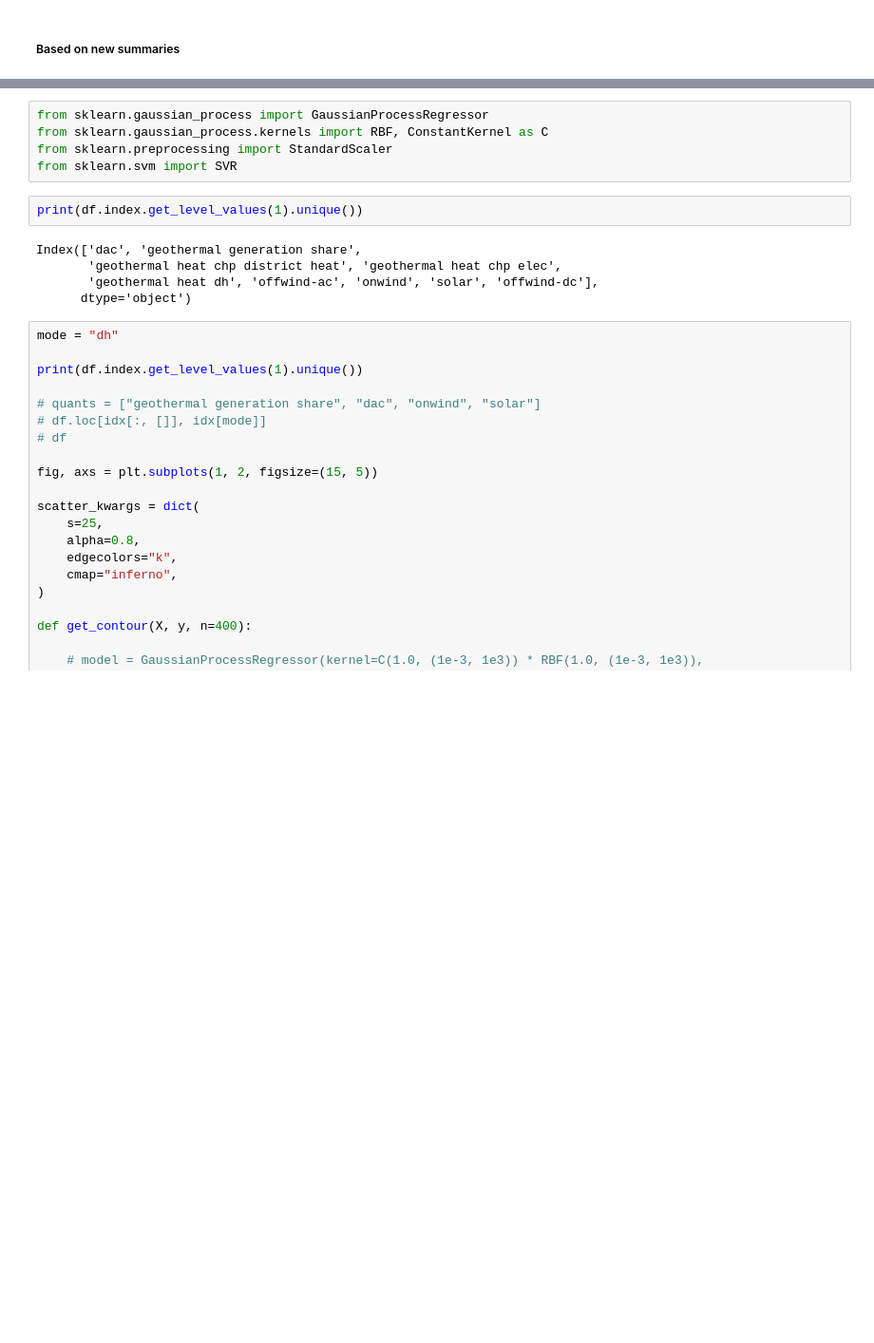
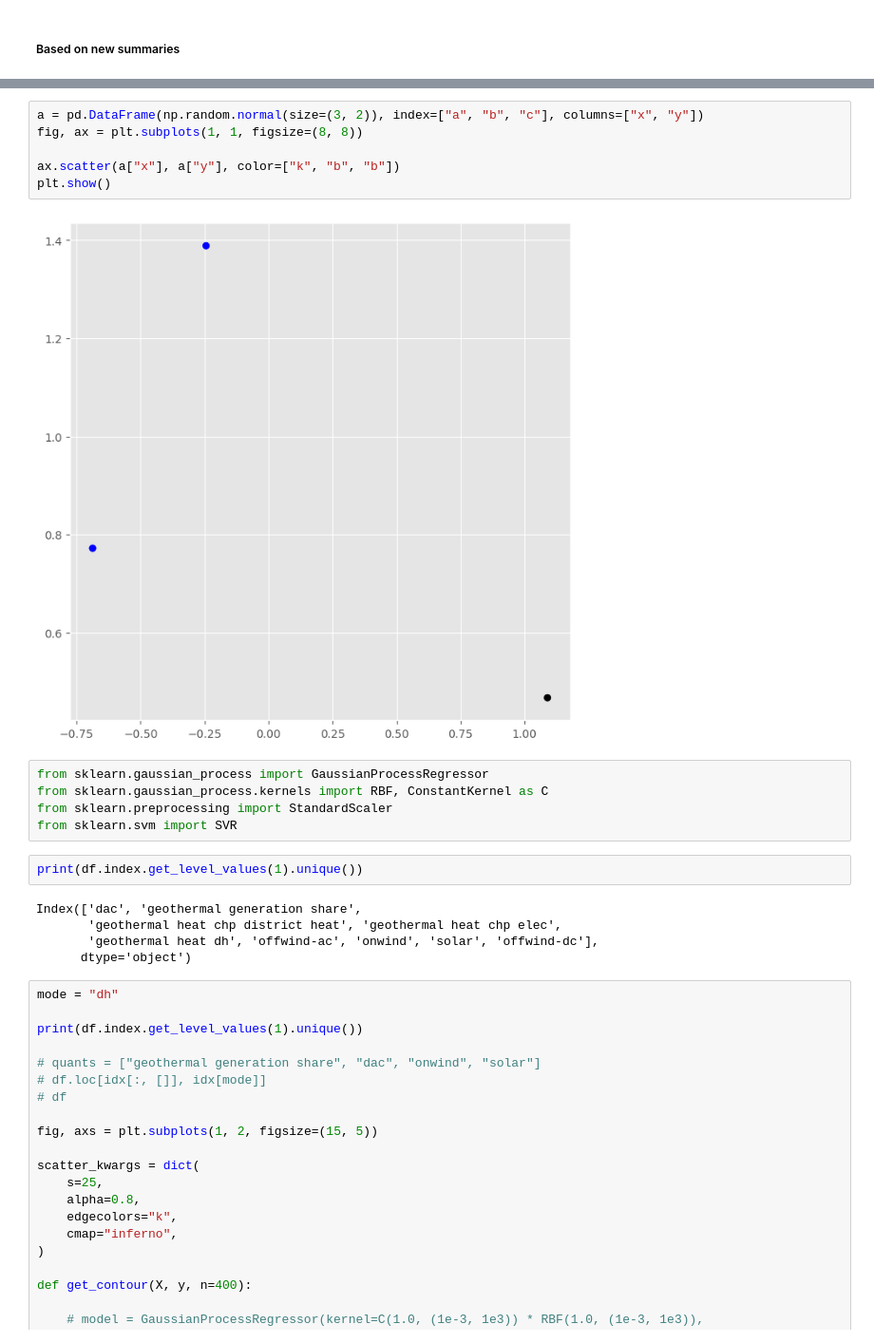
Before and after one commit to LukasFrankenQ/egs_market_integration, a Jupyter notebook: notebooks/machine_learning_plots.ipynb, the cells around one changed output, grey strips where cells are left out. Shown: that part at 95% size. Drawn from its saved outputs; the diff is of its cells as text; blank space fills up the shorter version.

```diff
--- a/notebooks/machine_learning_plots.ipynb
+++ b/notebooks/machine_learning_plots.ipynb
@@ -108,3 +212,11 @@ df = pd.read_csv(file, index_col=[0,1], header=[5,6]).fillna(0)
+# %%
+a = pd.DataFrame(np.random.normal(size=(3, 2)), index=["a", "b", "c"], columns=["x", "y"])
+fig, ax = plt.subplots(1, 1, figsize=(8, 8))
+
+ax.scatter(a["x"], a["y"], color=["k", "b", "b"])
+plt.show()
+# %% [output]
+[figure, added]
 # %%
 from sklearn.gaussian_process import GaussianProcessRegressor
 from sklearn.gaussian_process.kernels import RBF, ConstantKernel as C
```
Also changed, not shown: parts of 11 cells of this notebook.
